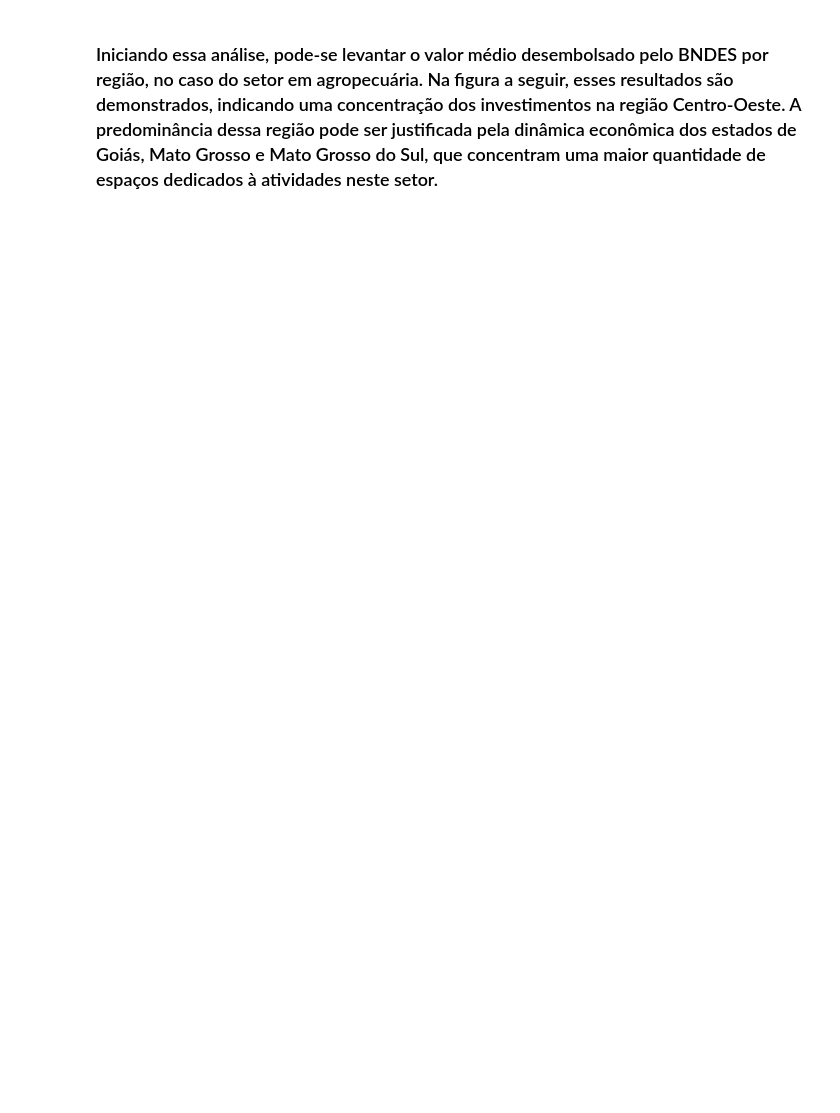
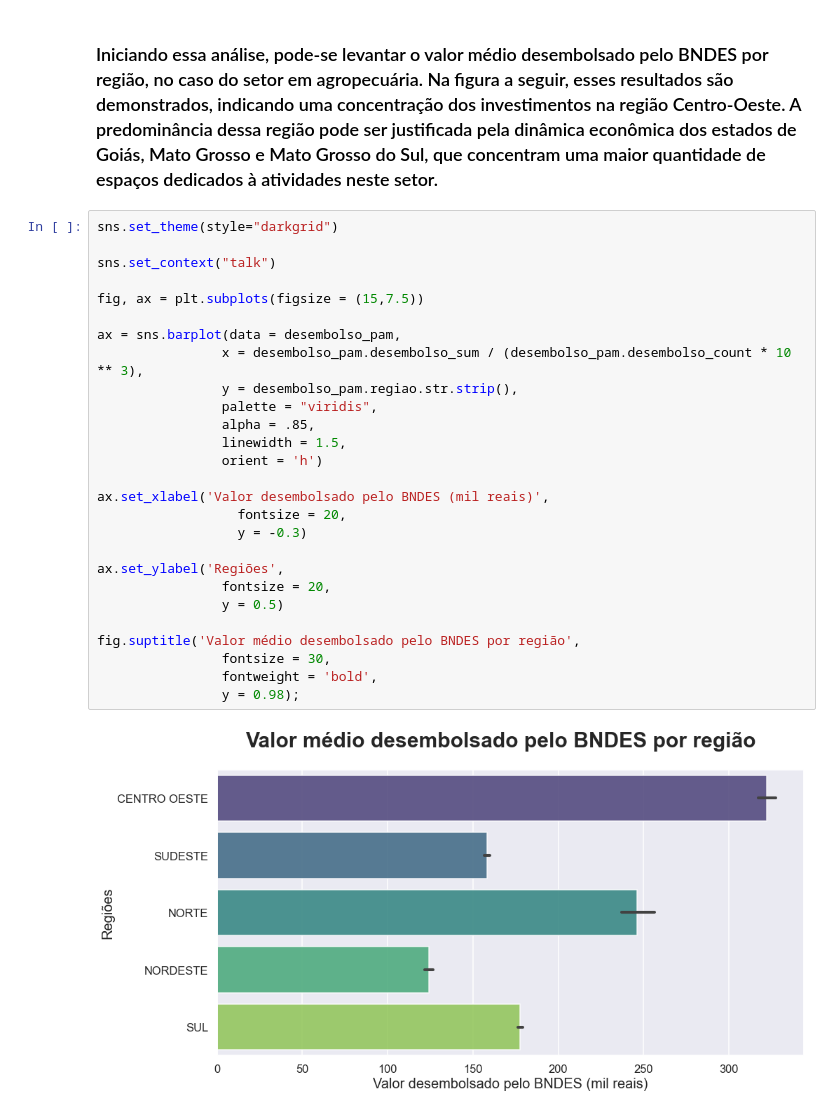
Before and after one commit to EricaFer/BNDES, a Jupyter notebook: Relatório/EDA.ipynb, the cells around one changed output. Cells and saved outputs as stored; diff of their text form; blank space fills up the shorter version.

```diff
--- a/Relatório/EDA.ipynb
+++ b/Relatório/EDA.ipynb
@@ -213,2 +265,31 @@ desembolso_pam.head()
 # %% [markdown]
 ### Iniciando essa análise, pode-se levantar o valor médio desembolsado pelo BNDES por região, no caso do setor em agropecuária. Na figura a seguir, esses resultados são demonstrados, indicando uma concentração dos investimentos na região Centro-Oeste. A predominância dessa região pode ser justificada pela dinâmica econômica dos estados de Goiás, Mato Grosso e Mato Grosso do Sul, que concentram uma maior quantidade de espaços dedicados à atividades neste setor.
+# %%
+sns.set_theme(style="darkgrid")
+
+sns.set_context("talk")
+
+fig, ax = plt.subplots(figsize = (15,7.5))
+
+ax = sns.barplot(data = desembolso_pam,
+                x = desembolso_pam.desembolso_sum / (desembolso_pam.desembolso_count * 10 ** 3),
+                y = desembolso_pam.regiao.str.strip(),
+                palette = "viridis",
+                alpha = .85,
+                linewidth = 1.5,
+                orient = 'h')
+
+ax.set_xlabel('Valor desembolsado pelo BNDES (mil reais)',
+                  fontsize = 20,
+                  y = -0.3)
+
+ax.set_ylabel('Regiões',
+                fontsize = 20,
+                y = 0.5)
+
+fig.suptitle('Valor médio desembolsado pelo BNDES por região',
+                fontsize = 30,
+                fontweight = 'bold',
+                y = 0.98);
+# %% [output]
+[figure, added]
```
Also changed, not shown: parts of 12 cells of this notebook, 1 other file.
